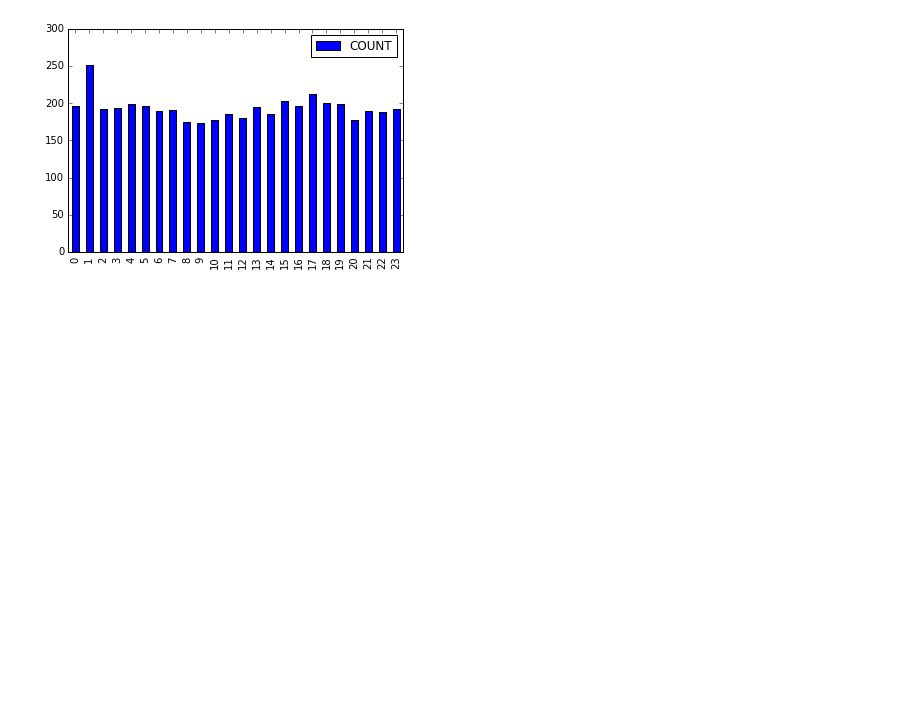
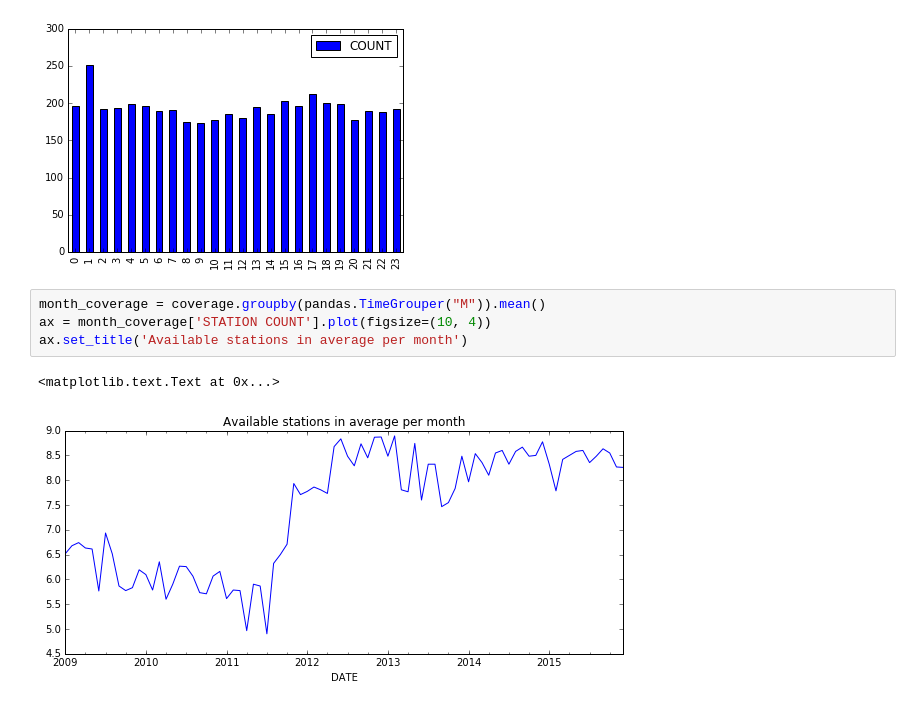
Before and after one commit to georgwiese/MMDS-sose16, a Jupyter notebook: notebooks/weather_statistics.ipynb, the cells around one changed output. Drawn from its saved outputs; the diff is of its cells as text; blank space fills up the shorter version.

```diff
--- a/notebooks/weather_statistics.ipynb
+++ b/notebooks/weather_statistics.ipynb
@@ -267,3 +249,10 @@ pandas.DataFrame(df.index.values, index=df.index, columns=['COUNT']).groupby(df.
 # %% [output]
 <matplotlib.axes._subplots.AxesSubplot at 0x...>
 [figure]
+# %%
+month_coverage = coverage.groupby(pandas.TimeGrouper("M")).mean()
+ax = month_coverage['STATION COUNT'].plot(figsize=(10, 4))
+ax.set_title('Available stations in average per month')
+# %% [output]
+<matplotlib.text.Text at 0x...>
+[figure, added]
```
Also changed, not shown: parts of 4 cells of this notebook, 36 other files.
